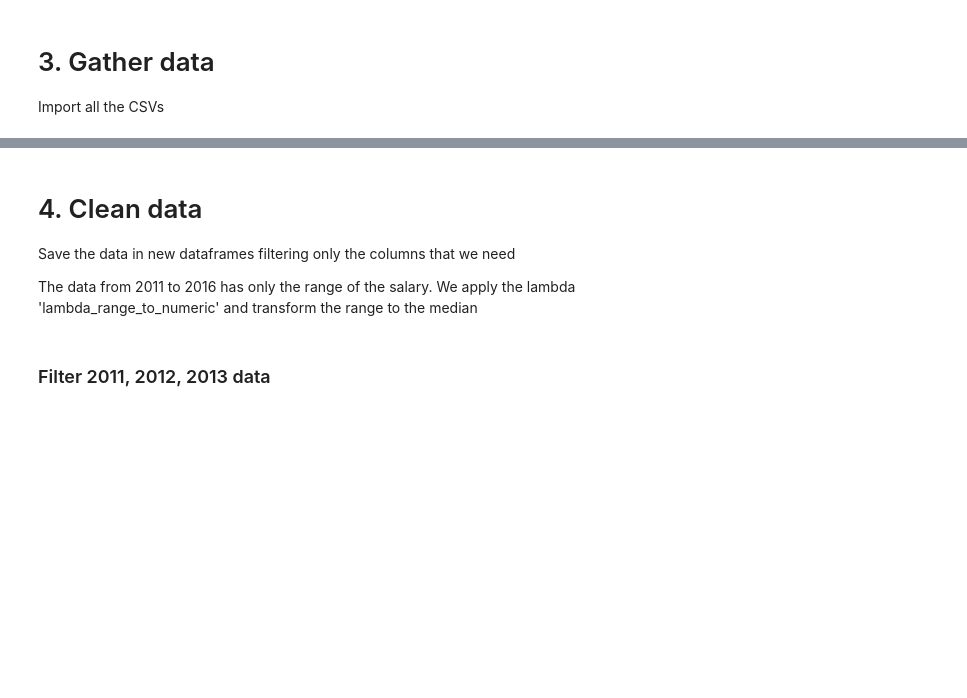
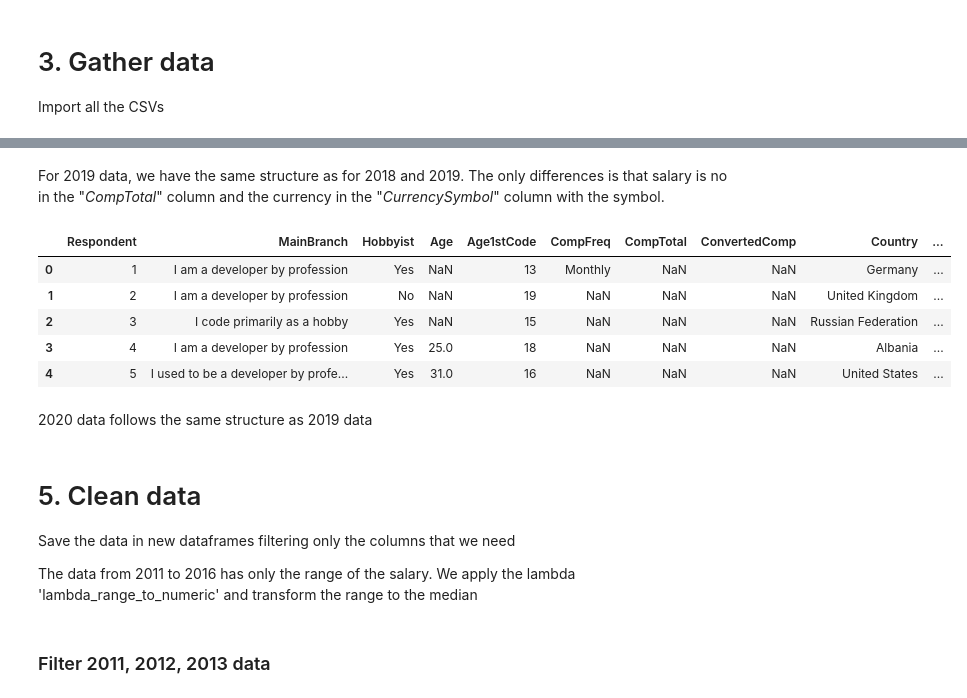
Before and after one commit to shiflux/udacity-datascientistblogpost, a Jupyter notebook: CountriesAndSalaries.ipynb, the cells around one changed output, grey strips where cells are left out. Cells and saved outputs as stored; diff of their text form; code cells hidden in the pictures; blank space fills up the shorter version.

Commit message:
added data understanding section

```diff
--- a/CountriesAndSalaries.ipynb
+++ b/CountriesAndSalaries.ipynb
@@ -107,0 +111,3 @@ dict_raw_df[2020] = pd.read_csv('./surveys/2020_survey_results_public.csv')
+# %%
+pd.set_option('display.max_columns', 500)
+dict_raw_df[2011].head()
@@ -108,5 +312,18 @@ dict_raw_df[2020] = pd.read_csv('./surveys/2020_survey_results_public.csv')
+# %% [markdown]
+For 2019 data, we have the same structure as for 2018 and 2019. The only differences is that salary is no in the "*CompTotal*" column and the currency in the "*CurrencySymbol*" column with the symbol.
+# %%
+dict_raw_df[2020].head()
+# %% [output]
+|  | Respondent | MainBranch | Hobbyist | Age | Age1stCode | CompFreq | CompTotal | ConvertedComp | Country | ... |
+| 0 | 1 | I am a developer by profession | Yes | NaN | 13 | Monthly | NaN | NaN | Germany | ... |
+| 1 | 2 | I am a developer by profession | No | NaN | 19 | NaN | NaN | NaN | United Kingdom | ... |
+| 2 | 3 | I code primarily as a hobby | Yes | NaN | 15 | NaN | NaN | NaN | Russian Federation | ... |
+| 3 | 4 | I am a developer by profession | Yes | 25.0 | 18 | NaN | NaN | NaN | Albania | ... |
+| 4 | 5 | I used to be a developer by profe... | Yes | 31.0 | 16 | NaN | NaN | NaN | United States | ... |
+# %% [markdown]
+2020 data follows the same structure as 2019 data
 # %% [markdown]
-# 4. Clean data
+# 5. Clean data
 Save the data in new dataframes filtering only the columns that we need
 
 The data from 2011 to 2016 has only the range of the salary. We apply the lambda 'lambda_range_to_numeric' and transform the range to the median
```
Also changed, not shown: parts of 39 cells of this notebook.
